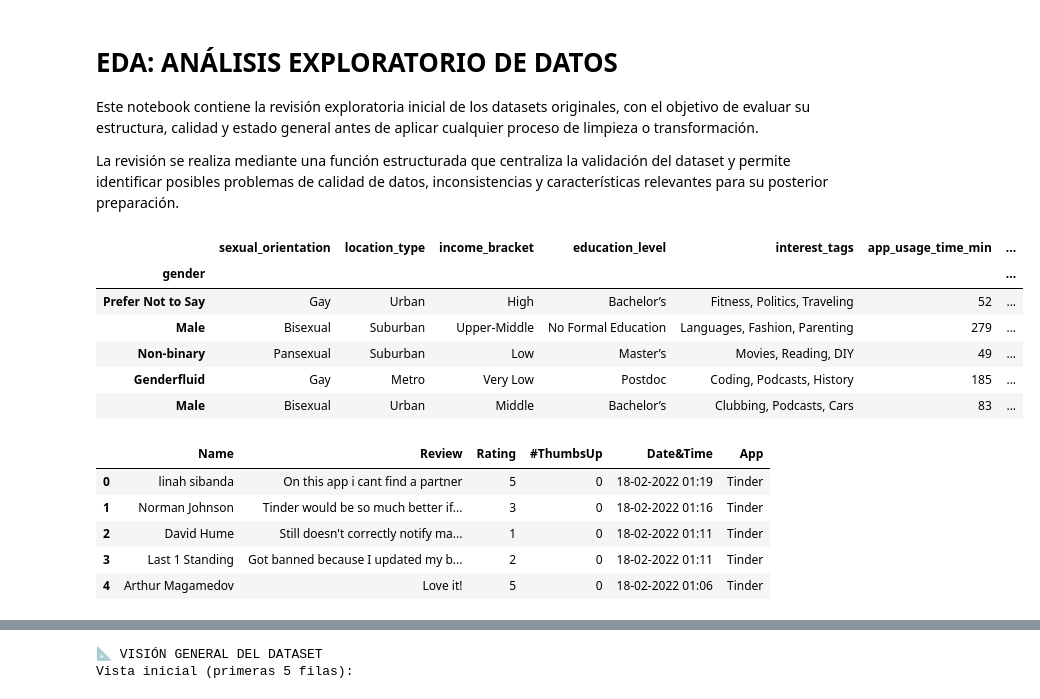
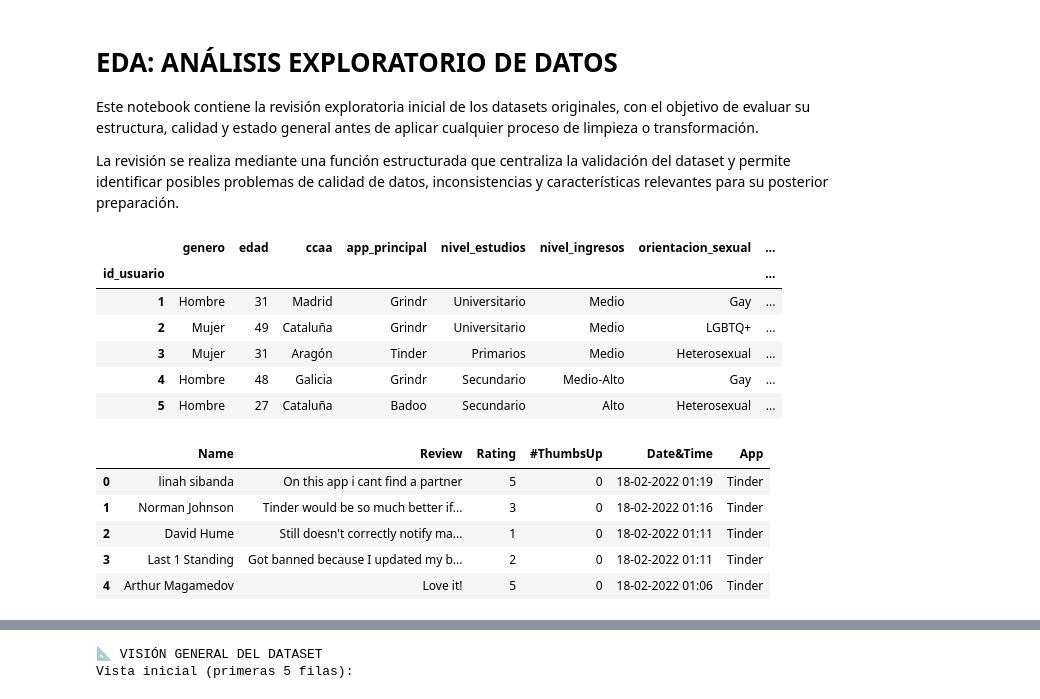
Before and after one commit to mariagranero/proyecto-da-promo-64-modulo-4-team-2, a Jupyter notebook: notebooks/01_eda.ipynb, the cells around one changed output, grey strips where cells are left out. Cells and saved outputs as stored; diff of their text form; code cells hidden in the pictures.

```diff
--- a/notebooks/01_eda.ipynb
+++ b/notebooks/01_eda.ipynb
@@ -25,41 +25,41 @@ import matplotlib.pyplot as plt
 # Ajuste de opciones para mejorar la legibilidad durante la inspección
 # exploratoria, mostrando todas las columnas y un número acotado de filas.
 # ============================================================================
 
 pd.set_option("display.max_columns", None)  # mostrar todas las columnas
 pd.set_option("display.max_rows", 100)      # limitar la visualización de filas
 pd.set_option("display.width", None)        # ajustar automáticamente el ancho
 
 
 # ============================================================================
 # CARGA DE LOS DATASETS
 # Se cargan los datasets originales desde data/raw manteniéndolos en su estado
 # original (sin modificaciones) para el análisis inicial.
 # ============================================================================
 
-path_df1 = "../data/raw/dating_app_behavior_dataset.csv"
+path_df1 = "../data/raw/dating_apps_espana_completo_2026.csv"
 path_df2 = "../data/raw/DatingAppReviewsDataset.csv"
 
 df1 = pd.read_csv(path_df1, index_col=0)
 df2 = pd.read_csv(path_df2,index_col=0)
 
 
 # ============================================================================
 # INSPECCIÓN INICIAL
 # Visualización de las primeras filas para verificar la correcta carga,
 # estructura general y nombres de columnas.
 # ============================================================================
 
 display(df1.head())
 display(df2.head())
 # %% [output]
-|  | sexual_orientation | location_type | income_bracket | education_level | interest_tags | app_usage_time_min | ... |
-| gender |  |  |  |  |  |  | ... |
-| Prefer Not to Say | Gay | Urban | High | Bachelor’s | Fitness, Politics, Traveling | 52 | ... |
-| Male | Bisexual | Suburban | Upper-Middle | No Formal Education | Languages, Fashion, Parenting | 279 | ... |
-| Non-binary | Pansexual | Suburban | Low | Master’s | Movies, Reading, DIY | 49 | ... |
-| Genderfluid | Gay | Metro | Very Low | Postdoc | Coding, Podcasts, History | 185 | ... |
-| Male | Bisexual | Urban | Middle | Bachelor’s | Clubbing, Podcasts, Cars | 83 | ... |
+|  | genero | edad | ccaa | app_principal | nivel_estudios | nivel_ingresos | orientacion_sexual | ... |
+| id_usuario |  |  |  |  |  |  |  | ... |
+| 1 | Hombre | 31 | Madrid | Grindr | Universitario | Medio | Gay | ... |
+| 2 | Mujer | 49 | Cataluña | Grindr | Universitario | Medio | LGBTQ+ | ... |
+| 3 | Mujer | 31 | Aragón | Tinder | Primarios | Medio | Heterosexual | ... |
+| 4 | Hombre | 48 | Galicia | Grindr | Secundario | Medio-Alto | Gay | ... |
+| 5 | Hombre | 27 | Cataluña | Badoo | Secundario | Alto | Heterosexual | ... |
 |  | Name | Review | Rating | #ThumbsUp | Date&Time | App |
 | 0 | linah sibanda | On this app i cant find a partner | 5 | 0 | 18-02-2022 01:19 | Tinder |
 | 1 | Norman Johnson | Tinder would be so much better if... | 3 | 0 | 18-02-2022 01:16 | Tinder |
```
Also changed, not shown: parts of 1 cell of this notebook, 4 other files.
